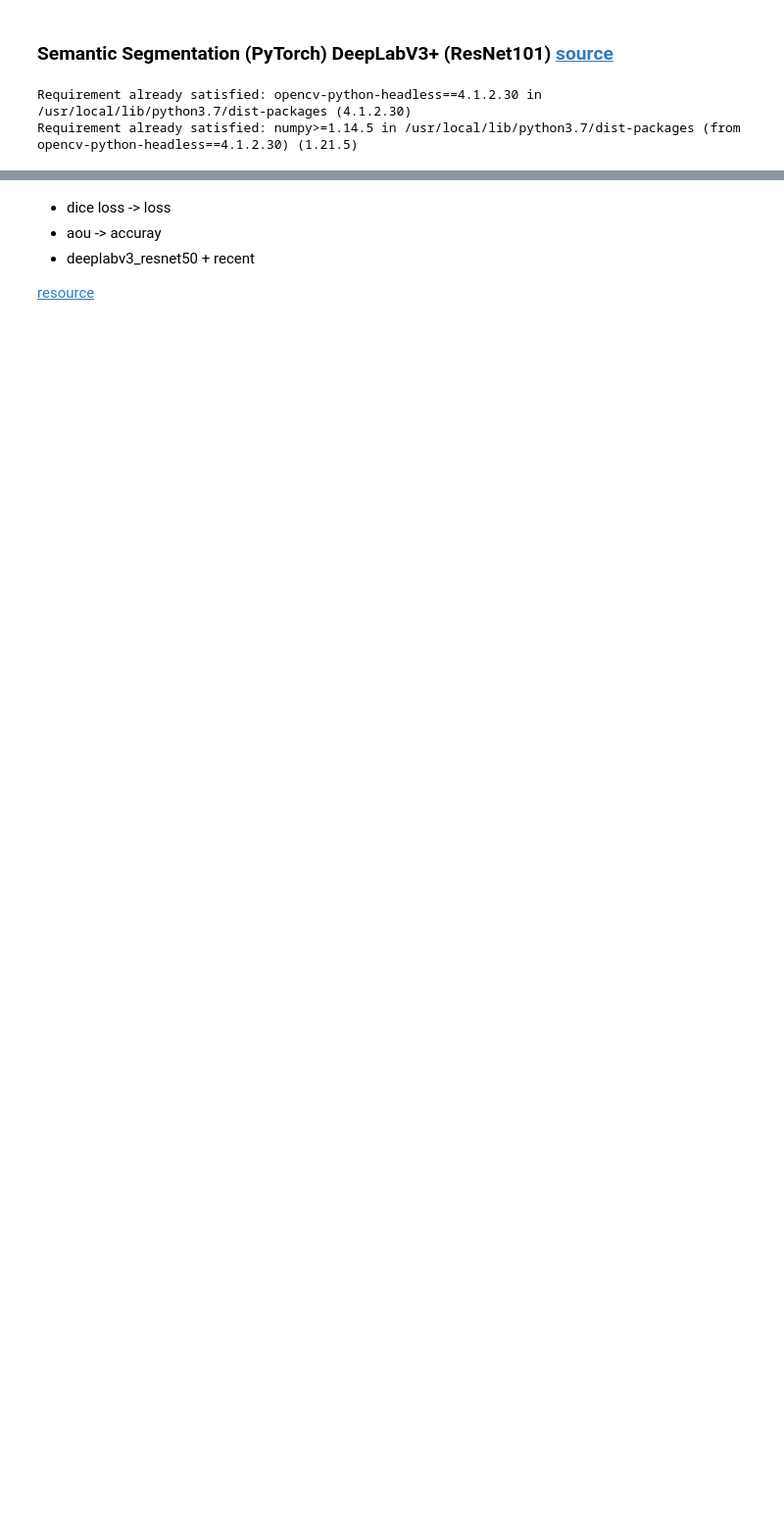
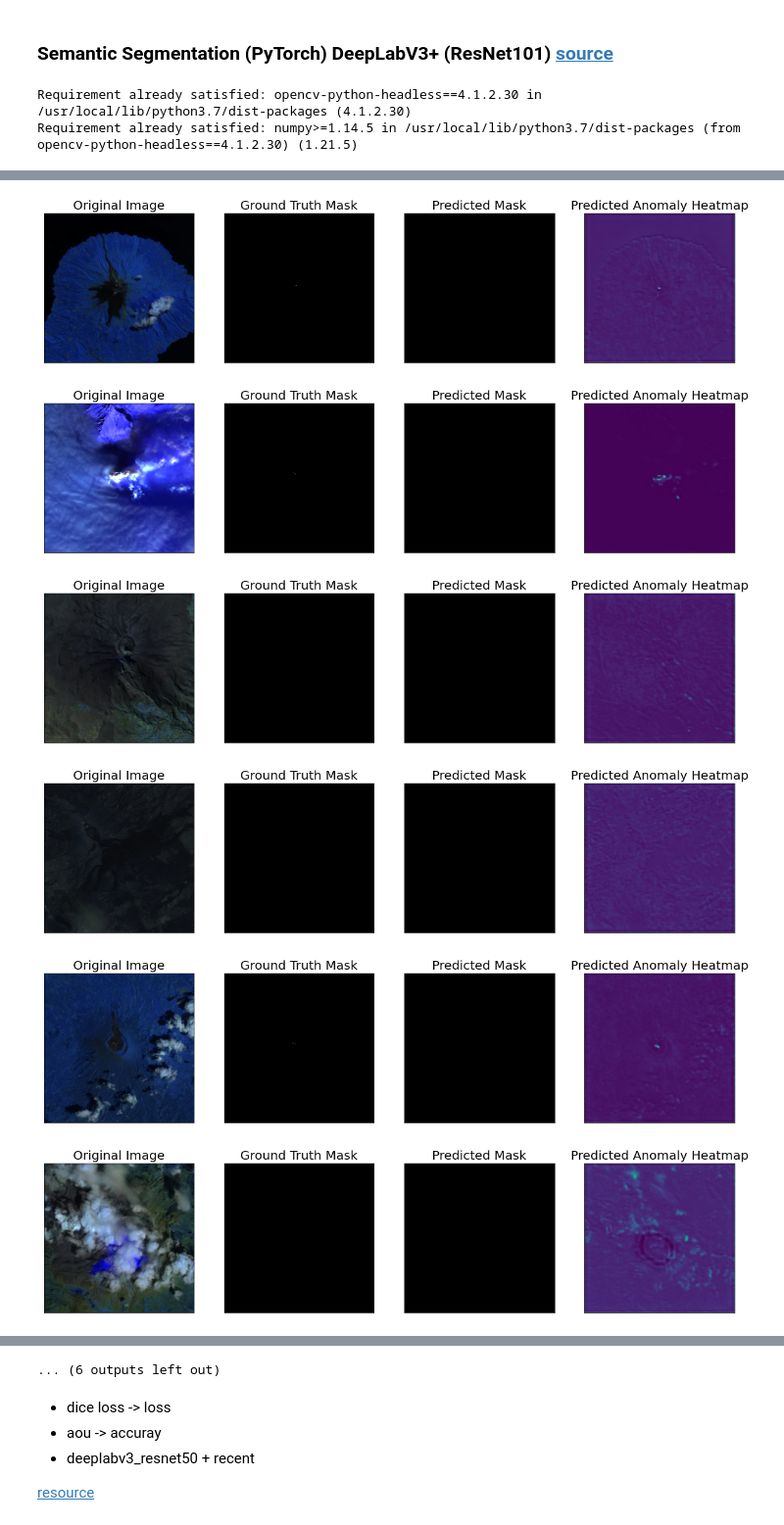
Before and after one commit to rulas99/thermal_anomaly_detection, a Jupyter notebook: thermal_anomalies_DL_v2.ipynb, the cells around one changed output, grey strips where cells are left out. Shown at 98% size. Drawn from its saved outputs; the diff is of its cells as text; code cells hidden in the pictures; blank space fills up the shorter version.

Commit message:
feat(inference): inference over test data

```diff
--- a/thermal_anomalies_DL_v2.ipynb
+++ b/thermal_anomalies_DL_v2.ipynb
@@ -352,0 +340,2 @@ Epoch: 8
+# %%
+best_model = torch.load('/content/drive/MyDrive/Inge/segment_sentinel2_hotspot/models_v3+/best_model.pth', map_location=DEVICE)
@@ -352,0 +366,43 @@ Epoch: 8
+# %%
+# Center crop padded image / mask to original image dims
+def crop_image(image, target_image_dims=[1500,1500,3]):
+
+    target_size = target_image_dims[0]
+    image_size = len(image)
+    padding = (image_size - target_size) // 2
+
+    return image[padding:image_size - padding,
+                 padding:image_size - padding,
+                 :,]
+# %%
+for idx in range(len(test_dataset)):
+
+    image, gt_mask = test_dataset[idx]
+    image_vis = crop_image(test_dataset_vis[idx][0].astype('uint8'))
+    x_tensor = torch.from_numpy(image).to(DEVICE).unsqueeze(0)
+    # Predict test image
+    pred_mask = best_model(x_tensor)
+    pred_mask = pred_mask.detach().squeeze().cpu().numpy()
+    # Convert pred_mask from `CHW` format to `HWC` format
+    pred_mask = np.transpose(pred_mask,(1,2,0))
+    # Get prediction channel corresponding to building
+    pred_building_heatmap = pred_mask[:,:,1]
+    pred_mask = crop_image(colour_code_segmentation(reverse_one_hot(pred_mask), select_class_rgb_values))
+    # Convert gt_mask from `CHW` format to `HWC` format
+    gt_mask = np.transpose(gt_mask,(1,2,0))
+    gt_mask = crop_image(colour_code_segmentation(reverse_one_hot(gt_mask), select_class_rgb_values))
+    #cv2.imwrite(os.path.join(sample_preds_folder, f"sample_pred_{idx}.png"), np.hstack([image_vis, gt_mask, pred_mask])[:,:,::-1])
+
+    visualize(
+        original_image = image_vis,
+        ground_truth_mask = gt_mask,
+        predicted_mask = pred_mask,
+        predicted_anomaly_heatmap = pred_building_heatmap
+    )
+# %% [output]
+[figure, added]
+[figure, added]
+[figure, added]
+[figure, added]
+[figure, added]
+[figure, added]
@@ -353,3 +415,4 @@ Epoch: 8
+... (6 outputs left out)
 # %% [markdown]
 * dice loss -> loss
 * aou -> accuray
```
Also changed, not shown: parts of 8 cells of this notebook.
